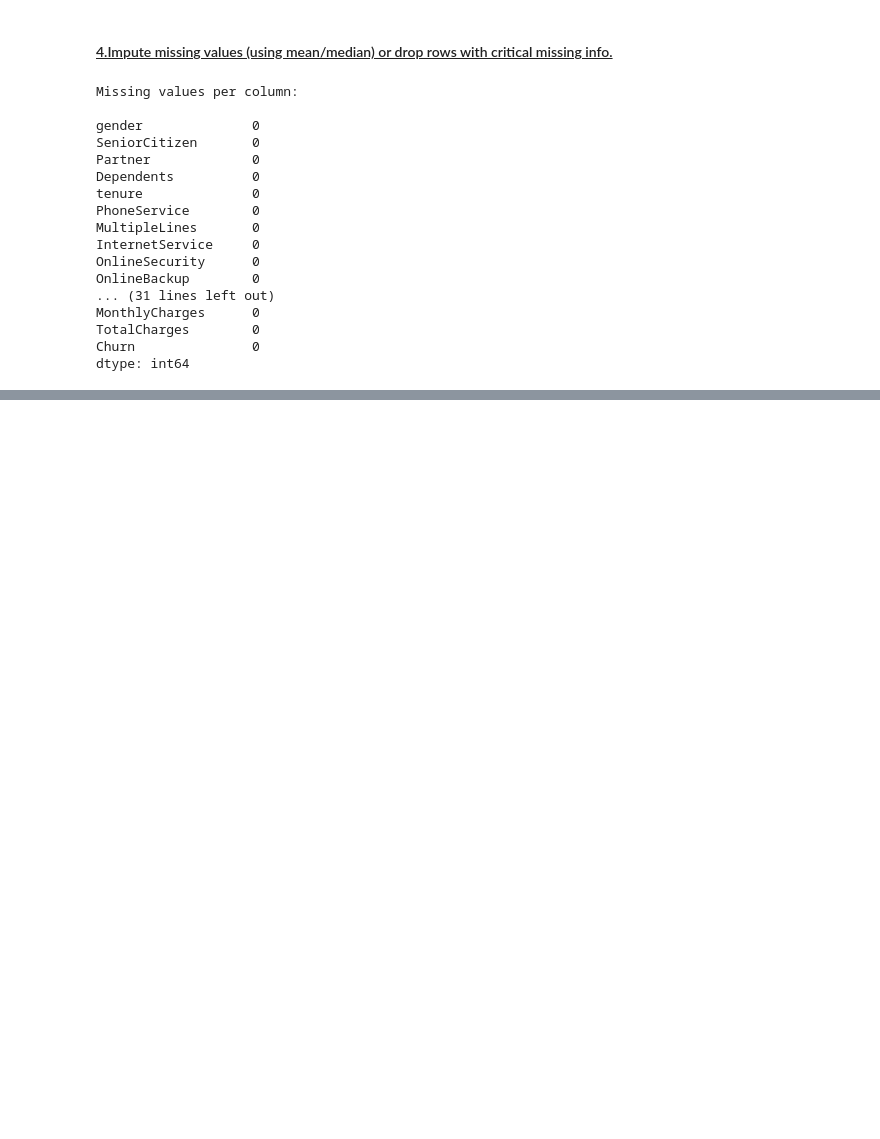
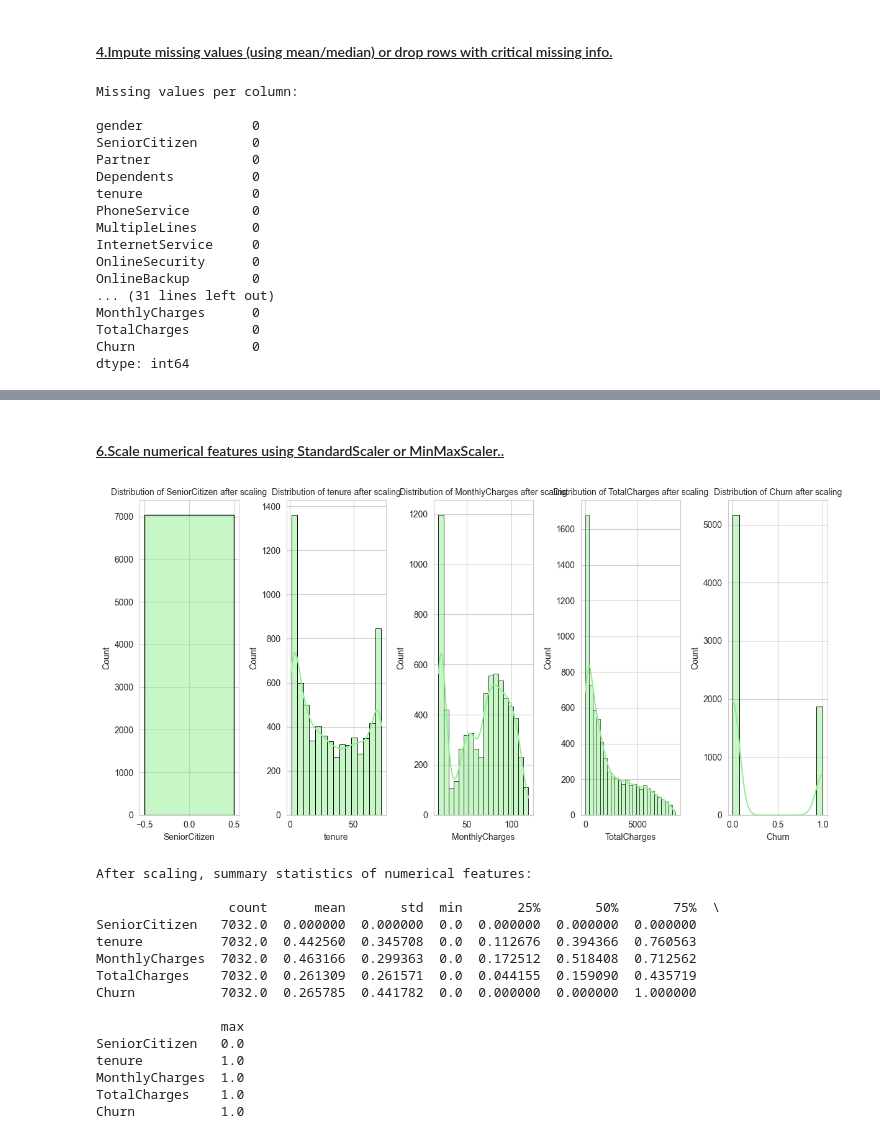
Before and after one commit to AbdoIR/Customer-Churn-Prediction, a Jupyter notebook: data-preprocessing.ipynb, the cells around one changed output, grey strips where cells are left out. Cells and saved outputs as stored; diff of their text form; code cells hidden in the pictures; blank space fills up the shorter version.

Commit message:
Complete Data Cleaning Pipeline

```diff
--- a/data-preprocessing.ipynb
+++ b/data-preprocessing.ipynb
@@ -330,0 +395,43 @@ dtype: int64
+# %% [markdown]
+<h4 style="text-decoration:underline">6.Scale numerical features using StandardScaler or MinMaxScaler..</h4>
+# %%
+#Scale numerical features using StandardScaler or MinMaxScaler and choose the one that best suits the data distribution and model requirements.
+
+#how to choose between StandardScaler and MinMaxScaler?
+# The choice between StandardScaler and MinMaxScaler depends on the data distribution and the requirements of the machine learning model you plan to use.
+# StandardScaler is generally preferred when the data follows a normal distribution or when the model assumes that the features are normally distributed (e.g., linear regression, logistic regression, SVM). It centers the data around zero and scales it to have a standard deviation of one.
+# MinMaxScaler is useful when the data does not follow a normal distribution or when you want to preserve the original distribution of the data. It scales the data to a specified range (default is 0 to 1) and is often used when the model does not assume any specific distribution (e.g., neural networks, tree-based models).
+
+#cheking the distribution of numerical features before scaling
+plt.figure(figsize=(12, 6))
+for i, col in enumerate(numeric_cols):
+    plt.subplot(1, len(numeric_cols), i + 1)
+    sns.histplot(df[col], kde=True, color='lightgreen', edgecolor='black')
+    plt.title(f'Distribution of {col} after scaling', fontsize=10)
+plt.tight_layout()
+plt.show()
+
+# since the numerical features do not follow a normal distribution, we will use MinMaxScaler to scale the features to a range of 0 to 1.
+from sklearn.preprocessing import MinMaxScaler
+scaler = MinMaxScaler()
+df[numeric_cols] = scaler.fit_transform(df[numeric_cols])
+# Verify scaling
+print("\nAfter scaling, summary statistics of numerical features:\n")
+print(df[numeric_cols].describe().T)
+# %% [output]
+[figure, added]
+After scaling, summary statistics of numerical features:
+
+                 count      mean       std  min       25%       50%       75%  \
+SeniorCitizen   7032.0  0.000000  0.000000  0.0  0.000000  0.000000  0.000000
+tenure          7032.0  0.442560  0.345708  0.0  0.112676  0.394366  0.760563
+MonthlyCharges  7032.0  0.463166  0.299363  0.0  0.172512  0.518408  0.712562
+TotalCharges    7032.0  0.261309  0.261571  0.0  0.044155  0.159090  0.435719
+Churn           7032.0  0.265785  0.441782  0.0  0.000000  0.000000  1.000000
+
+                max
+SeniorCitizen   0.0
+tenure          1.0
+MonthlyCharges  1.0
+TotalCharges    1.0
+Churn           1.0
```
Also changed, not shown: parts of 3 cells of this notebook.
